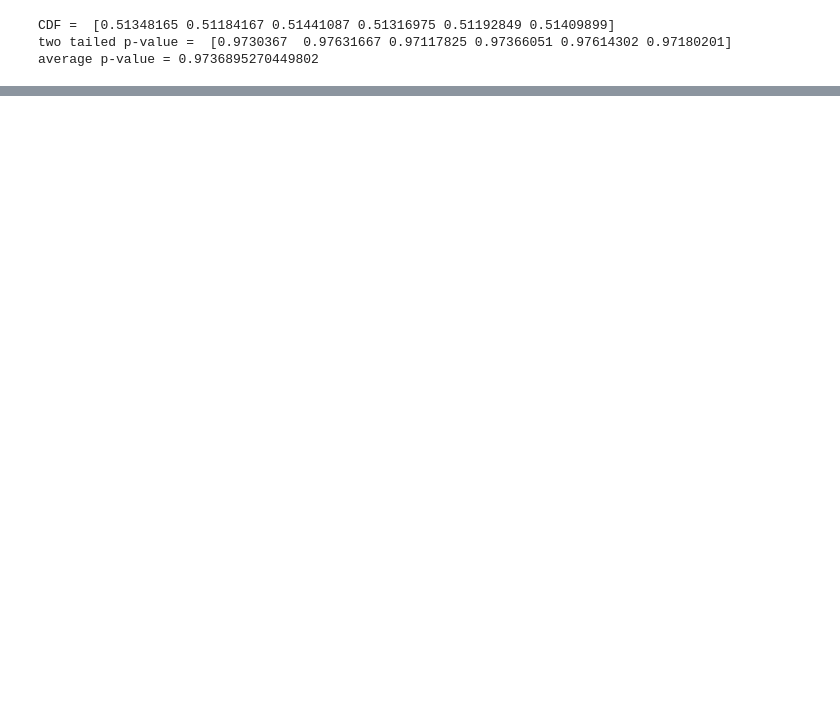
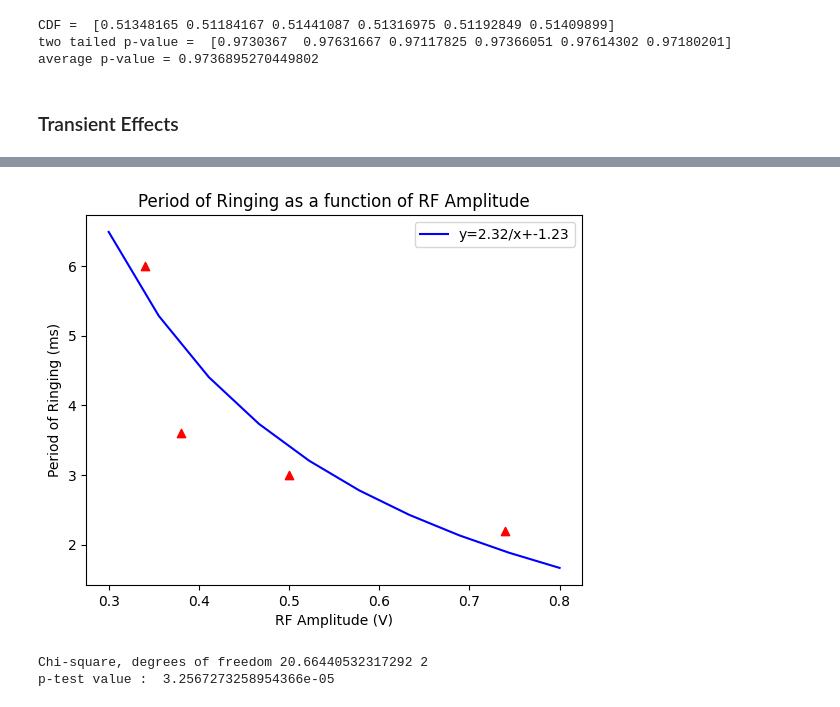
Before and after one commit to 001hazel/Phys-134, a Jupyter notebook: Optical_Pumping_Data_Analysis.ipynb, the cells around one changed output, grey strips where cells are left out. Drawn from its saved outputs; the diff is of its cells as text; code cells hidden in the pictures; blank space fills up the shorter version.

```diff
--- a/Optical_Pumping_Data_Analysis.ipynb
+++ b/Optical_Pumping_Data_Analysis.ipynb
@@ -204,3 +282,28 @@ print('average p-value =',avg_p)
 CDF =  [0.51348165 0.51184167 0.51441087 0.51316975 0.51192849 0.51409899]
 two tailed p-value =  [0.9730367  0.97631667 0.97117825 0.97366051 0.97614302 0.97180201]
 average p-value = 0.9736895270449802
+# %% [markdown]
+### Transient Effects
+# %%
+amplitude = np.array([0.34, 0.38, 0.5, 0.74])
+period = np.array([6,3.6,3,2.2])
+p_error = np.array([0.2,0.4,0.2,0.2])
+# %%
+def inverse(x,A,B):
+  return A/x+B
+# %%
+params,covariance = scipy.optimize.curve_fit(inverse,amplitude,period,sigma=p_error,absolute_sigma=True)
+# %%
+fit_line = inverse(np.linspace(0.3,0.8,10),*params)
+# %%
+plt.figure()
+plt.scatter(amplitude,period,color='red',marker='^')
+plt.plot(np.linspace(0.3,0.8,10),fit_line,color='blue',label='y={:.2f}/x+{:.2f}'.format(params[0],params[1]))
+plt.legend()
+plt.title('Period of Ringing as a function of RF Amplitude')
+plt.xlabel('RF Amplitude (V)')
+plt.ylabel('Period of Ringing (ms)')
+plt.savefig('ringing.png')
+files.download('ringing.png')
+plt.show()
+# %% [output]
@@ -206,0 +312,12 @@ average p-value = 0.9736895270449802
+[figure, added]
+# %%
+#goodness of fit
+fit_data = inverse(amplitude,*params)
+chisq = sum((period-fit_data)**2/p_error**2)
+ndf = 2
+
+print('Chi-square, degrees of freedom',chisq,ndf,)
+print('p-test value : ',1.-stats.chi2.cdf(chisq,df=ndf))
+# %% [output]
+Chi-square, degrees of freedom 20.66440532317292 2
+p-test value :  3.2567273258954366e-05
```
Also changed, not shown: parts of 15 cells of this notebook.
